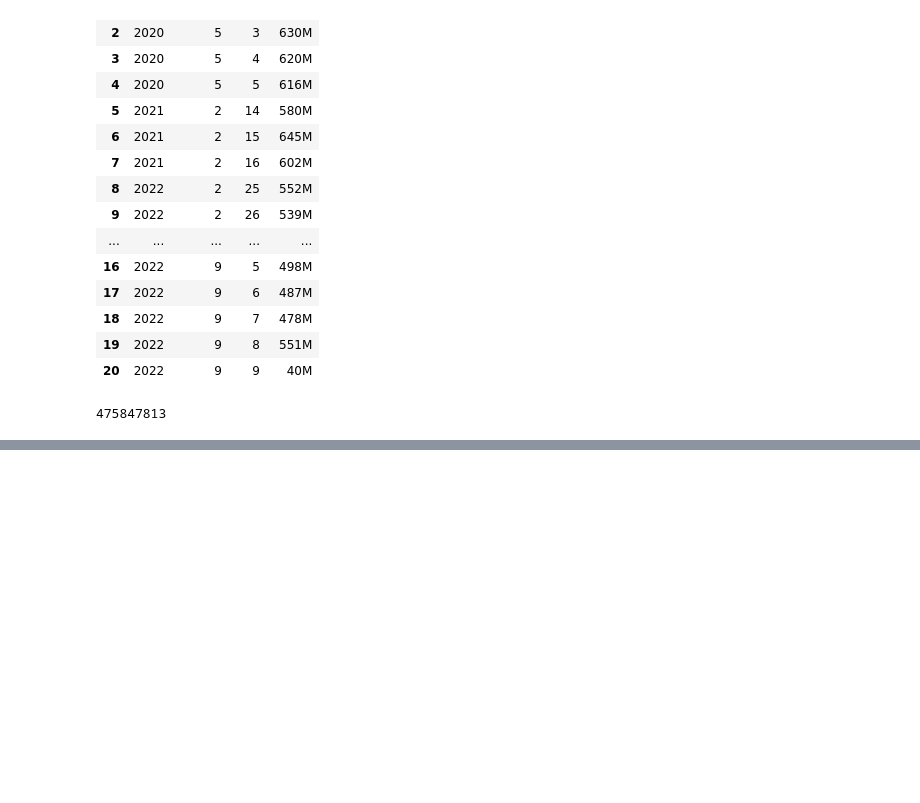
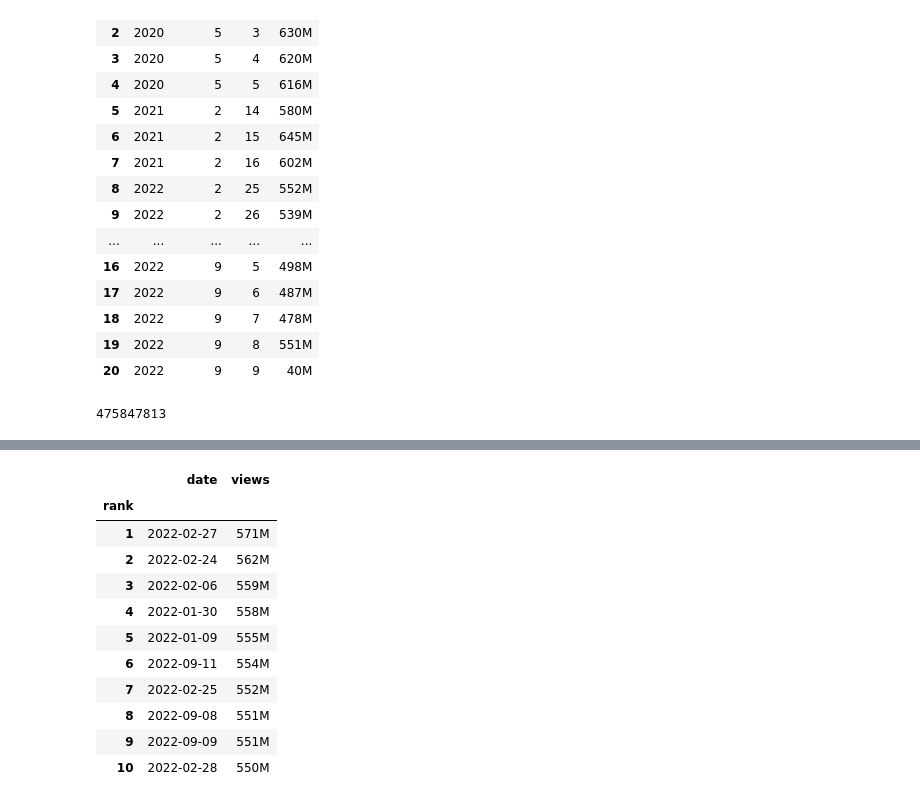
Before and after one commit to nshahquinn/misc-wikimedia-analysis, a Jupyter notebook: 2022-09_Elizabeth_II_stats.ipynb, the cells around one changed output, grey strips where cells are left out. Drawn from its saved outputs; the diff is of its cells as text; code cells hidden in the pictures; blank space fills up the shorter version.

Commit message:
Check daily pageviews for all 2022

```diff
--- a/2022-09_Elizabeth_II_stats.ipynb
+++ b/2022-09_Elizabeth_II_stats.ipynb
@@ -332,3 +332,24 @@ wp_pv_daily.assign(views=lambda df: df["views"].astype(float))
 wp_pv_daily.query("month == 9 and day <= 7")["views"].mean().astype(int)
 # %% [output]
 475847813
+# %%
+wp_pv_daily_2022 = wmf.spark.run("""
+SELECT
+    year,
+    month,
+    day,
+    SUM(view_count) AS views
+FROM wmf.projectview_hourly
+WHERE
+    year = 2022
+    AND agent_type = 'user'
+    AND project LIKE '%.wikipedia'
+GROUP BY
+    year,
+    month,
+    day
+ORDER BY
+    year,
+    month,
+    day
+""")
@@ -334,0 +373,26 @@ wp_pv_daily.query("month == 9 and day <= 7")["views"].mean().astype(int)
+# %%
+(
+    wp_pv_daily_2022
+    .sort_values("views", ascending=False)
+    .assign(
+        views=lambda df: df["views"].astype(float),
+        rank=lambda df: range(1, len(df) + 1),
+        date=lambda df: pd.to_datetime(df[["year", "month", "day"]])
+    )
+    .set_index("rank")
+    [["date", "views"]]
+    .head(10)
+)
+# %% [output]
+|  | date | views |
+| rank |  |  |
+| 1 | 2022-02-27 | 571M |
+| 2 | 2022-02-24 | 562M |
+| 3 | 2022-02-06 | 559M |
+| 4 | 2022-01-30 | 558M |
+| 5 | 2022-01-09 | 555M |
+| 6 | 2022-09-11 | 554M |
+| 7 | 2022-02-25 | 552M |
+| 8 | 2022-09-08 | 551M |
+| 9 | 2022-09-09 | 551M |
+| 10 | 2022-02-28 | 550M |
```
Also changed, not shown: parts of 1 cell of this notebook.
